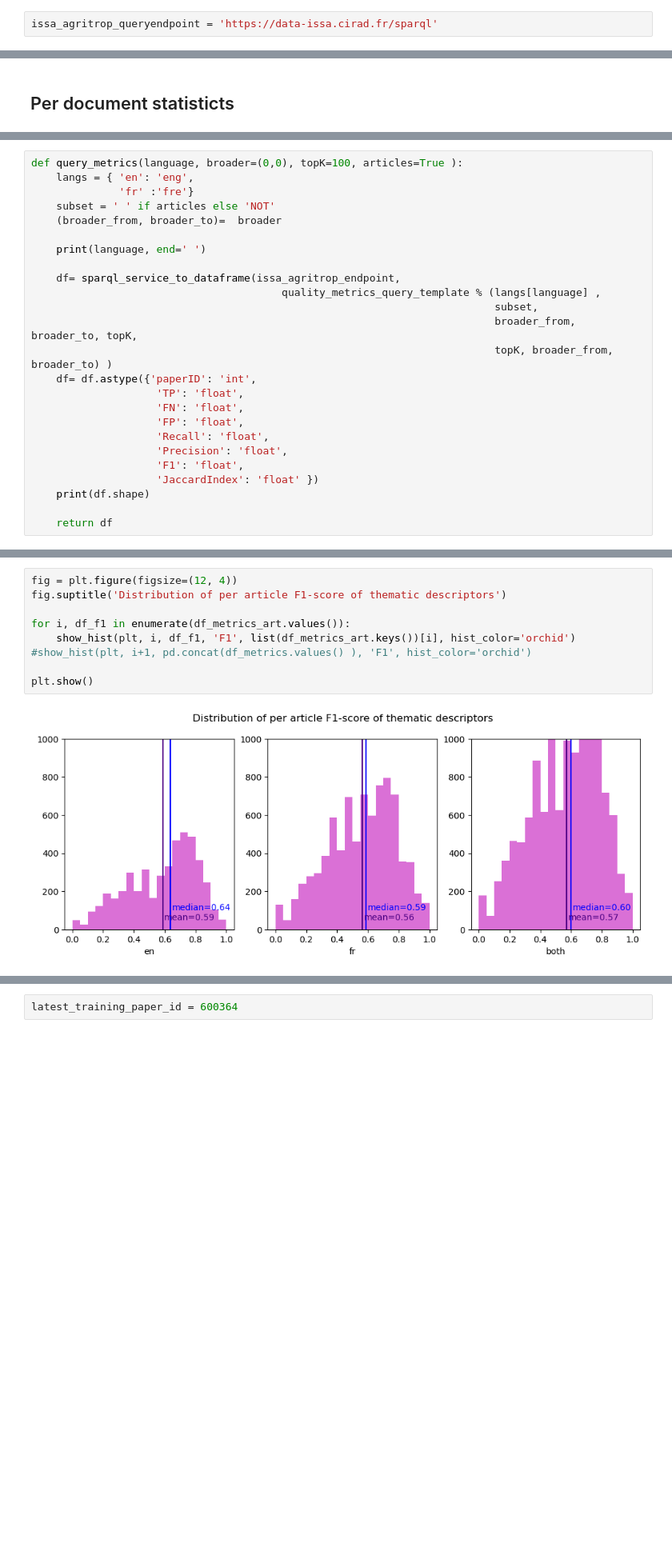
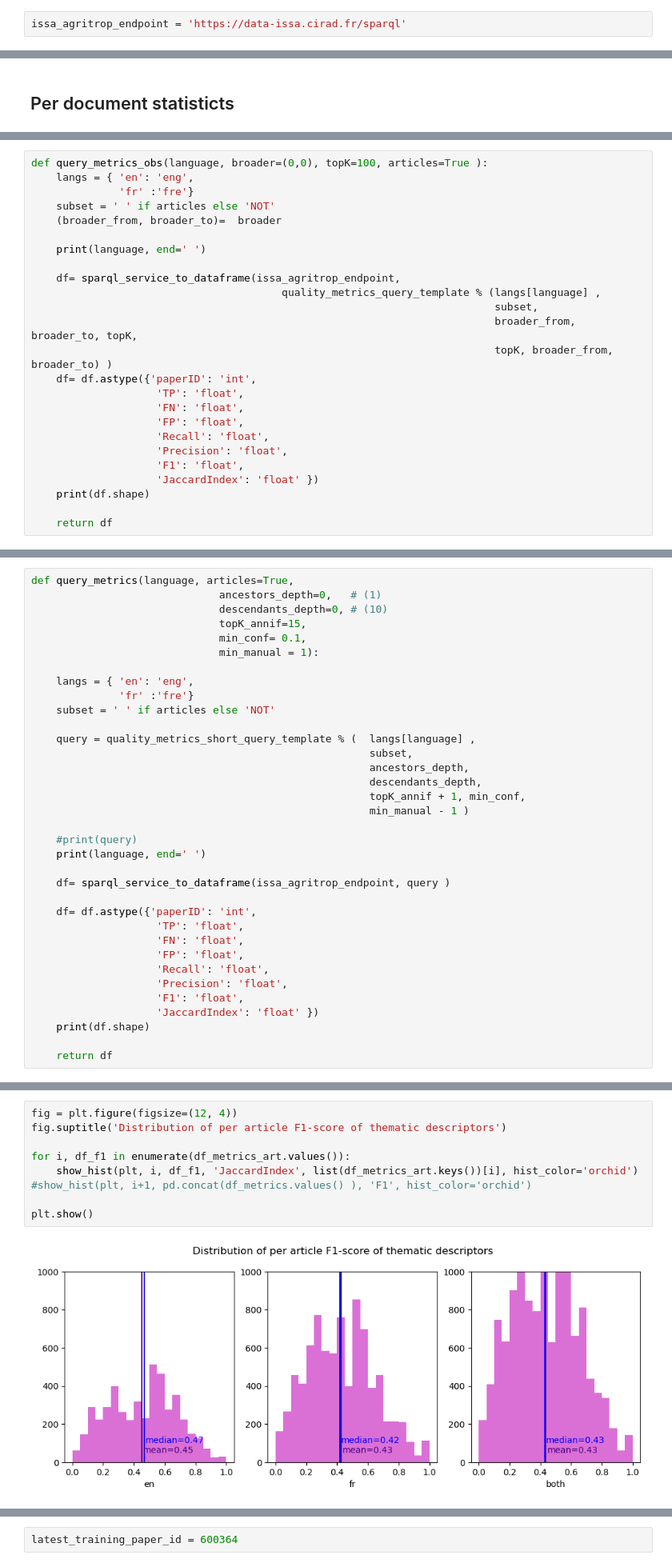
Before and after one commit to issa-project/issa-pipeline, a Jupyter notebook: notebooks/issa-descriptor-analysis.ipynb, the cells around one changed output, grey strips where cells are left out. Shown at 80% size. Cells and saved outputs as stored; diff of their text form; blank space fills up the shorter version.

```diff
--- a/notebooks/issa-descriptor-analysis.ipynb
+++ b/notebooks/issa-descriptor-analysis.ipynb
@@ -51,7 +51,7 @@ def sparql_service_to_dataframe(service, query):
 
     return pd.DataFrame(out, columns=cols)
 # %%
-issa_agritrop_queryendpoint = 'https://data-issa.cirad.fr/sparql'
+issa_agritrop_endpoint = 'https://data-issa.cirad.fr/sparql'
 # %% [markdown]
 ## Dataset info
 # %%
@@ -189,7 +193,7 @@ having ((sum(?tp) + sum(?fn)) > 0   ) # select only the papers that have human d
 #limit 100
 '''
 # %%
-def query_metrics(language, broader=(0,0), topK=100, articles=True ):
+def query_metrics_obs(language, broader=(0,0), topK=100, articles=True ):
     langs = { 'en': 'eng',
               'fr' :'fre'}
     subset = ' ' if articles else 'NOT'
@@ -216 +327,36 @@ def query_metrics(language, broader=(0,0), topK=100, articles=True ):
+# %%
+def query_metrics(language, articles=True,
+                              ancestors_depth=0,   # (1)
+                              descendants_depth=0, # (10)
+                              topK_annif=15,
+                              min_conf= 0.1,
+                              min_manual = 1):
+
+    langs = { 'en': 'eng',
+              'fr' :'fre'}
+    subset = ' ' if articles else 'NOT'
+
+    query = quality_metrics_short_query_template % (  langs[language] ,
+                                                      subset,
+                                                      ancestors_depth,
+                                                      descendants_depth,
+                                                      topK_annif + 1, min_conf,
+                                                      min_manual - 1 )
+
+    #print(query)
+    print(language, end=' ')
+
+    df= sparql_service_to_dataframe(issa_agritrop_endpoint, query )
+
+    df= df.astype({'paperID': 'int',
+                    'TP': 'float',
+                    'FN': 'float',
+                    'FP': 'float',
+                    'Recall': 'float',
+                    'Precision': 'float',
+                    'F1': 'float',
+                    'JaccardIndex': 'float' })
+    print(df.shape)
+
+    return df
 # %%
@@ -327,14 +482,14 @@ display(df_summary)
 # %%
 fig = plt.figure(figsize=(12, 4))
 fig.suptitle('Distribution of per article F1-score of thematic descriptors')
 
 for i, df_f1 in enumerate(df_metrics_art.values()):
-    show_hist(plt, i, df_f1, 'F1', list(df_metrics_art.keys())[i], hist_color='orchid')
+    show_hist(plt, i, df_f1, 'JaccardIndex', list(df_metrics_art.keys())[i], hist_color='orchid')
 #show_hist(plt, i+1, pd.concat(df_metrics.values() ), 'F1', hist_color='orchid')
 
 plt.show()
 # %% [output]
-[figure, old version]
+[figure, new version]
 # %%
 fig = plt.figure(figsize=(12, 4))
 fig.suptitle('Distribution of per non-article F1-score of thematic descriptors')
```
Also changed, not shown: parts of 31 cells of this notebook.
